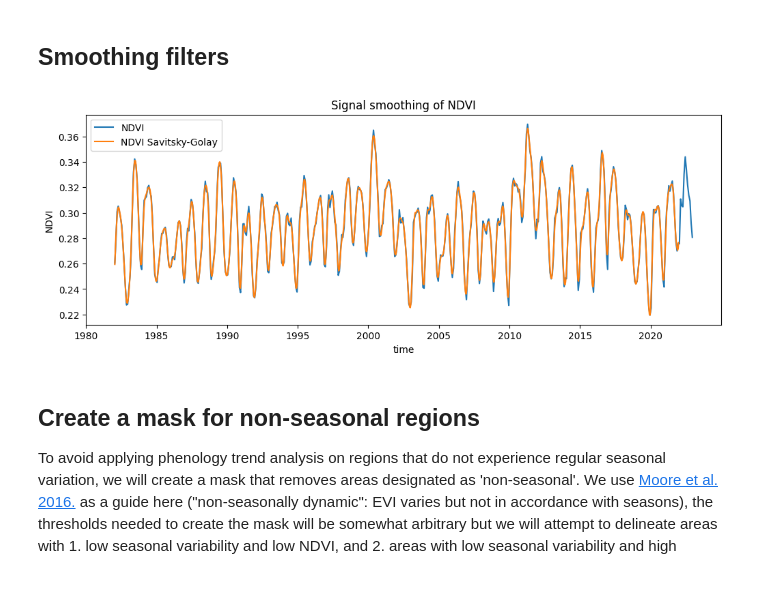
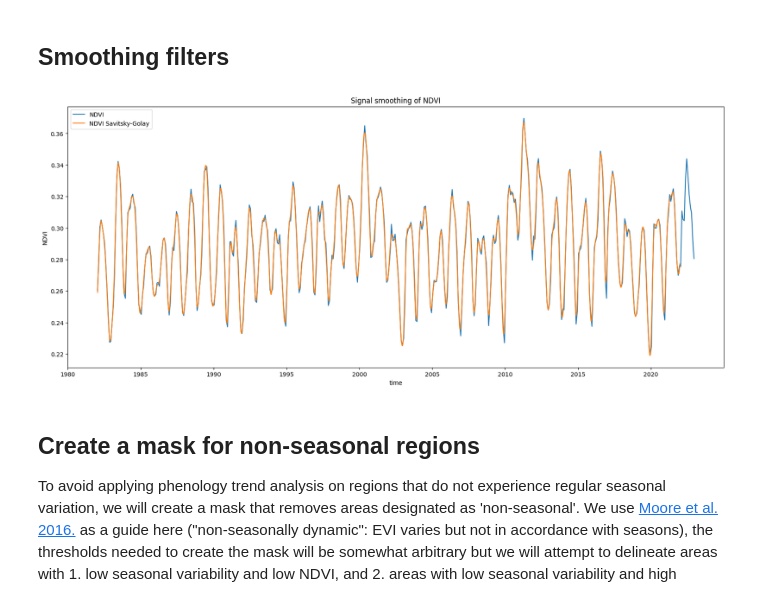
Before and after one commit to cbur24/AusENDVI, a Jupyter notebook: notebooks/analysis/Trends_in_Seasonality.ipynb, the cells around one changed output. Drawn from its saved outputs; the diff is of its cells as text; code cells hidden in the pictures.

```diff
--- a/notebooks/analysis/Trends_in_Seasonality.ipynb
+++ b/notebooks/analysis/Trends_in_Seasonality.ipynb
@@ -45,15 +45,12 @@ if var=='NDVI':
 # %% [markdown]
 ## Smoothing filters
 # %%
-ds_smooth = ds.resample(time="2W").interpolate("linear")
-
-#rolling mean
-# ds_smooth_rolling=ds_smooth.rolling(time=6, min_periods=1, center=True).mean()
+ds_up = ds.resample(time="2W").interpolate("linear")
 
 # # Savitsky-Golay
 ds_smooth = xr.apply_ufunc(
         scipy.signal.savgol_filter,
-        ds_smooth,
+        ds_up,
         input_core_dims=[['time']],
         output_core_dims=[['time']],
         kwargs=dict(
@@ -66,14 +63,15 @@ ds_smooth = xr.apply_ufunc(
 #SG cuts of last 6 months so clip to complete calendar years.
 ds_smooth = ds_smooth.sel(time=slice('1982', '2021'))
 # %%
-fig,ax=plt.subplots(1,1, figsize=(12,4))
+fig,ax=plt.subplots(1,1, figsize=(20,8))
 ds.mean(['x', 'y']).plot(ax=ax, label='NDVI')
+# ds_up.mean(['x', 'y']).plot(ax=ax, label='NDVI-up')
 ds_smooth.mean(['x', 'y']).plot(ax=ax, label='NDVI Savitsky-Golay')
 # ds_smooth_rolling.mean(['x', 'y']).plot(ax=ax, label='NDVI rolling')
 ax.legend(loc='upper left')
 ax.set_title('Signal smoothing of NDVI');
 # %% [output]
-[figure, old version]
+[figure, new version]
 # %% [markdown]
 ## Create a mask for non-seasonal regions
 
```
Also changed, not shown: parts of 10 cells of this notebook, 5 other files.
